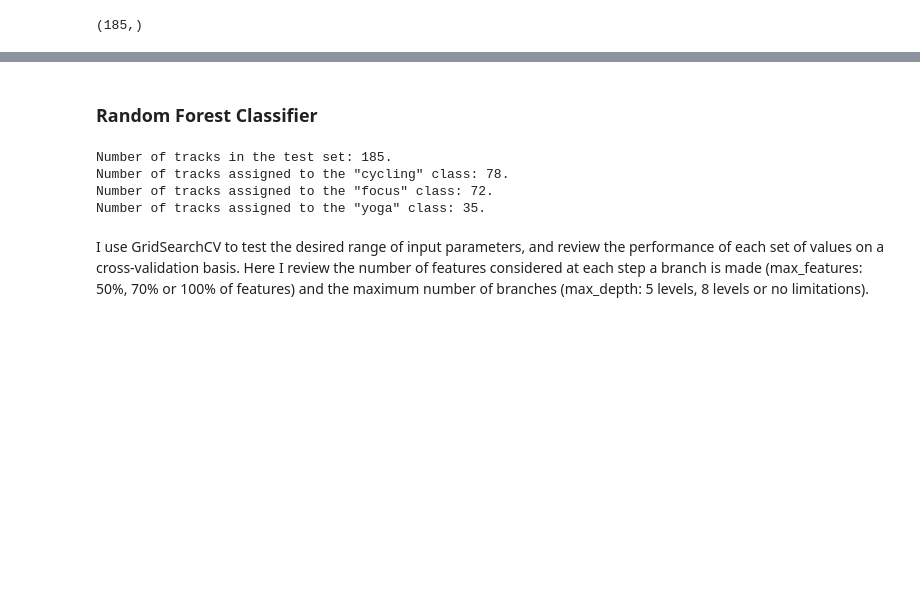
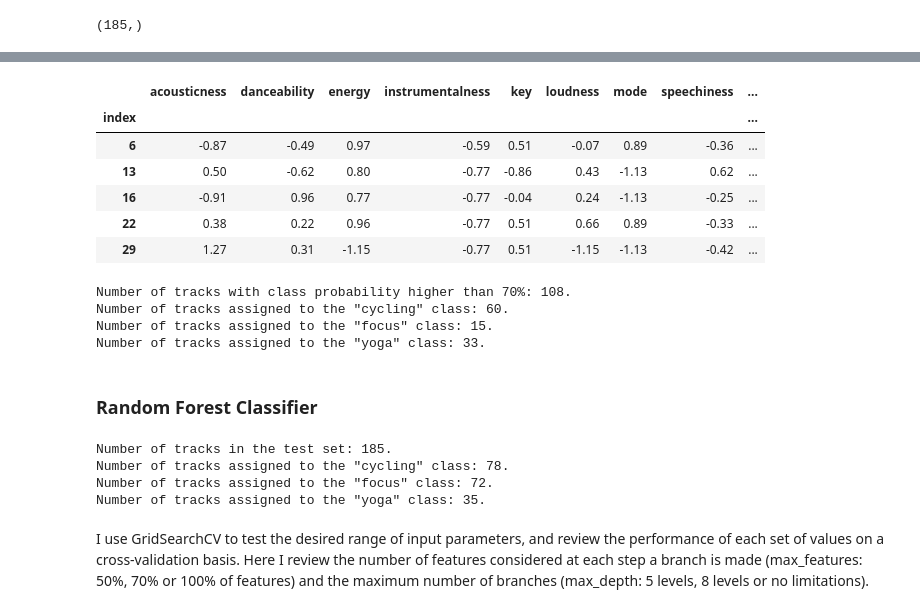
Before and after one commit to medennikova/itunes-music-analysis, a Jupyter notebook: music_analysis.ipynb, the cells around one changed output, grey strips where cells are left out. Cells and saved outputs as stored; diff of their text form; code cells hidden in the pictures; blank space fills up the shorter version.

```diff
--- a/music_analysis.ipynb
+++ b/music_analysis.ipynb
@@ -578,9 +613,6 @@ The best-performing tuning parameters
 Best score: 0.703296703297;
 Best parameters: {'n_neighbors': 7, 'weights': 'uniform'}.
 # %%
-# set tuning parameters to the model
-from sklearn import neighbors
-
 # create the model
 knn = neighbors.KNeighborsClassifier(n_neighbors=best_params['n_neighbors'],
                                     weights=best_params['weights'])
@@ -589,7 +621,8 @@ knn = neighbors.KNeighborsClassifier(n_neighbors=best_params['n_neighbors'],
 knn.fit(train_data, target)
 
 # make predictions
-knn_output = knn.predict(matching_test)
+# exclude index and novelty result
+knn_output = knn.predict(matching_test[:, 1:12])
 # %%
 # print the result
 print ("Number of tracks in the test set: {0}."
@@ -616,6 +662,6 @@ knn_set.shape
 # %%
 # calculate probability
-probability = knn.predict_proba(matching_test)
+probability = knn.predict_proba(matching_test[:, 1:12])
 
 # make a list of probabilities
 # of predictions made
@@ -643,4 +691,5 @@ array([[-0.91413013, -0.03034728,  0.72251053, -0.37112459, -0.30922548,
 # %%
-li = train_matrix.columns.tolist() + ['num_cat','proba']
+# list of column names
+li = ['index'] + train_matrix.columns.tolist() + ['match', 'num_cat', 'probability']
 li
 # %% [output]
@@ -688,0 +711,12 @@ knn_high_proba = knn_high_proba[knn_high_proba[] > 0.7]
+# %%
+# transform into a DF for easier manipulations
+knn_df = pd.DataFrame(knn_proba, columns=li)
+
+# change column type to integer
+knn_df[['index', 'match', 'num_cat']] = knn_df[['index', 'match', 'num_cat']].astype(int)
+
+# change index to the original index
+knn_df = knn_df.set_index(['index'])
+
+# review the result
+knn_df.sample(3)
@@ -689,13 +729,31 @@ knn_high_proba = knn_high_proba[knn_high_proba[] > 0.7]
+# %%
+# add a 0.7 threshold for probability
+knn_high_proba = knn_df[knn_df['probability'] >= 0.7]
+
+knn_high_proba.head()
+# %% [output]
+|  | acousticness | danceability | energy | instrumentalness | key | loudness | mode | speechiness | ... |
+| index |  |  |  |  |  |  |  |  | ... |
+| 6 | -0.87 | -0.49 | 0.97 | -0.59 | 0.51 | -0.07 | 0.89 | -0.36 | ... |
+| 13 | 0.50 | -0.62 | 0.80 | -0.77 | -0.86 | 0.43 | -1.13 | 0.62 | ... |
+| 16 | -0.91 | 0.96 | 0.77 | -0.77 | -0.04 | 0.24 | -1.13 | -0.25 | ... |
+| 22 | 0.38 | 0.22 | 0.96 | -0.77 | 0.51 | 0.66 | 0.89 | -0.33 | ... |
+| 29 | 1.27 | 0.31 | -1.15 | -0.77 | 0.51 | -1.15 | -1.13 | -0.42 | ... |
 # %%
 # print the result
 print ("Number of tracks with class probability higher than 70%: {0}."
        "\nNumber of tracks assigned to the \"cycling\" class: {1}."
        "\nNumber of tracks assigned to the \"focus\" class: {2}."
        "\nNumber of tracks assigned to the \"yoga\" class: {3}."
-       .format(high_proba.size,
-               high_proba[high_proba == 0].size,
-               high_proba[high_proba == 1].size,
-               high_proba[high_proba == 2].size))
+       .format(len(knn_high_proba),
+               len(knn_high_proba[knn_high_proba['num_cat'] == 0]),
+               len(knn_high_proba[knn_high_proba['num_cat'] == 1]),
+               len(knn_high_proba[knn_high_proba['num_cat'] == 2])))
+# %% [output]
+Number of tracks with class probability higher than 70%: 108.
+Number of tracks assigned to the "cycling" class: 60.
+Number of tracks assigned to the "focus" class: 15.
+Number of tracks assigned to the "yoga" class: 33.
 # %% [markdown]
 ### Random Forest Classifier
 # %%
```
Also changed, not shown: parts of 18 cells of this notebook.
